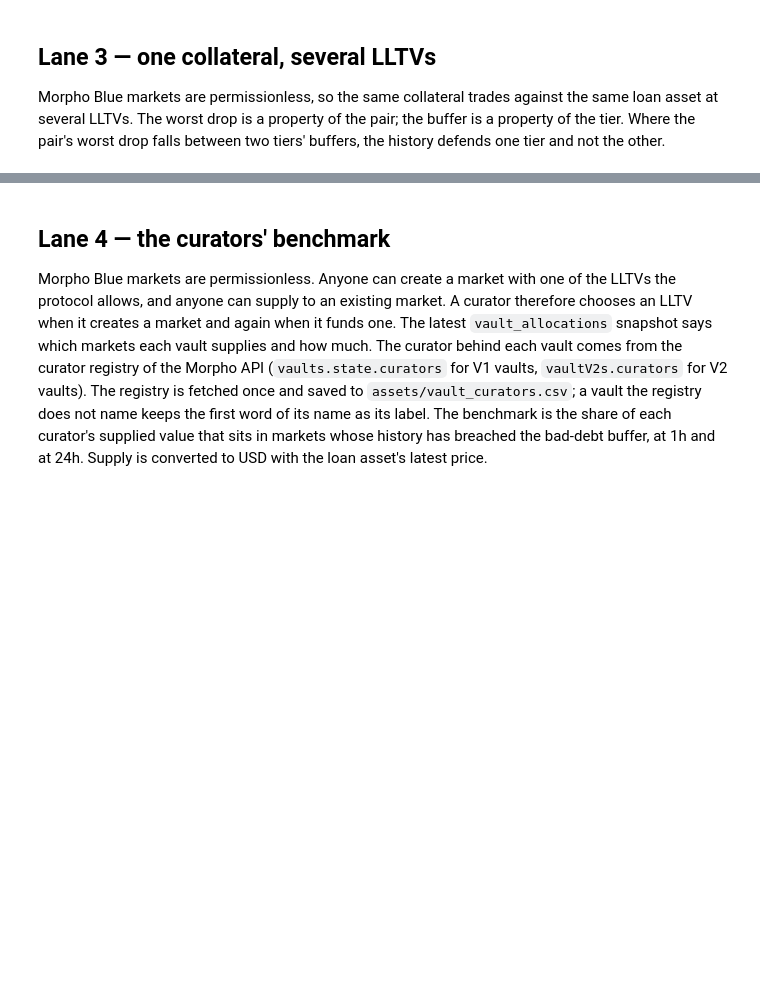
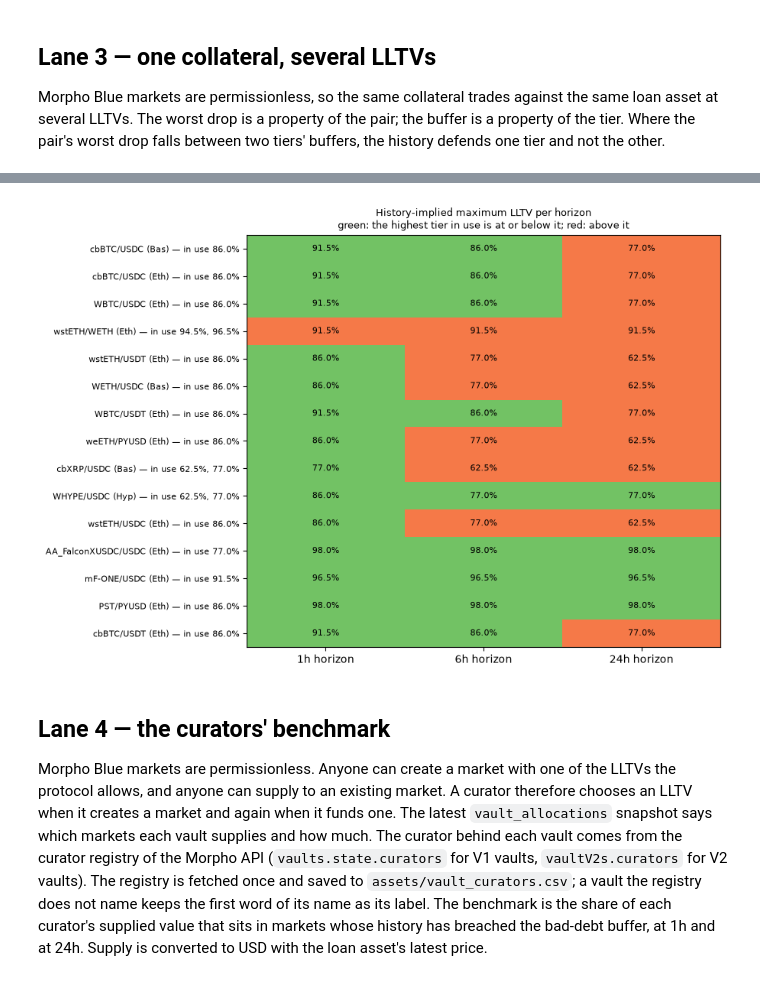
Before and after one commit to achillesbro/myrmidons-research, a Jupyter notebook: loops/04-lltv-defensibility/notebook.ipynb, the cells around one changed output, grey strips where cells are left out. Cells and saved outputs as stored; diff of their text form; code cells hidden in the pictures; blank space fills up the shorter version.

```diff
--- a/loops/04-lltv-defensibility/notebook.ipynb
+++ b/loops/04-lltv-defensibility/notebook.ipynb
@@ -422,0 +427,68 @@ pairs where NO tier is defended at 24h: 9; all tiers defended: 10
+# %%
+ALLOWED = (0.385, 0.625, 0.77, 0.86, 0.915, 0.945, 0.965, 0.98)
+
+
+def max_tier(simple_drop):
+    """Highest allowed LLTV whose bad-debt buffer exceeds the drop; NaN if none does."""
+    ok = [t for t in ALLOWED if bad_debt_buffer(t) > simple_drop]
+    return max(ok) if ok else np.nan
+
+
+pair_h = (
+    all3.groupby(["chain", "pair"])
+    .agg(
+        **{f"drop_{t}h": (f"worst_drop_{t}h", "first") for t in HORIZONS},
+        tiers=("lltv", lambda s: sorted(set(s.round(4)))),
+        borrow=(
+            "outstanding_borrow_usd",
+            lambda s: s[all3.loc[s.index, "listed"].fillna(False)].sum(),
+        ),
+    )
+    .reset_index()
+)
+for t in HORIZONS:
+    pair_h[f"max_{t}h"] = (1 - np.exp(pair_h[f"drop_{t}h"])).map(max_tier)
+pair_h["top_tier"] = pair_h.tiers.map(max)
+over = {f"{t}h": int((pair_h.top_tier > pair_h[f"max_{t}h"].fillna(0)).sum()) for t in HORIZONS}
+print(f"{len(pair_h)} pairs carry all three verdicts")
+print("pairs whose highest tier in use exceeds the history-implied maximum:", over)
+
+show = pair_h[pair_h.borrow > 0].sort_values("borrow", ascending=False).head(15)
+print("\nfifteen largest listed pairs:")
+print(
+    show[["chain", "pair", "tiers", "max_1h", "max_6h", "max_24h", "borrow"]]
+    .round(4)
+    .to_string(index=False)
+)
+
+fig, ax = plt.subplots(figsize=(8, 7))
+mat = show[[f"max_{t}h" for t in HORIZONS]].to_numpy(dtype=float)
+in_use = show.top_tier.to_numpy()
+ax.imshow(
+    np.where(mat >= in_use[:, None], 1.0, 0.0),
+    cmap="RdYlGn",
+    vmin=-0.4,
+    vmax=1.4,
+    aspect="auto",
+)
+for i in range(mat.shape[0]):
+    for j in range(mat.shape[1]):
+        label = "none" if np.isnan(mat[i, j]) else f"{mat[i, j]:.1%}"
+        ax.text(j, i, label, ha="center", va="center", fontsize=8)
+ax.set_xticks(range(len(HORIZONS)))
+ax.set_xticklabels([f"{t}h horizon" for t in HORIZONS])
+ax.set_yticks(range(len(show)))
+ax.set_yticklabels(
+    [
+        f"{p} ({c[:3]}) — in use {', '.join(f'{x:.1%}' for x in tiers)}"
+        for p, c, tiers in zip(show.pair, show.chain, show.tiers, strict=True)
+    ],
+    fontsize=8,
+)
+ax.set_title(
+    "History-implied maximum LLTV per horizon\n"
+    "green: the highest tier in use is at or below it; red: above it",
+    fontsize=9,
+)
+fig.savefig("assets/max_tier_by_horizon.png", dpi=150, bbox_inches="tight")
+# %% [output]
@@ -423,3 +515,4 @@ pairs where NO tier is defended at 24h: 9; all tiers defended: 10
+[figure, added]
 # %% [markdown]
 ## Lane 4 — the curators' benchmark
 
```
Also changed, not shown: parts of 8 cells of this notebook, 6 other files.
